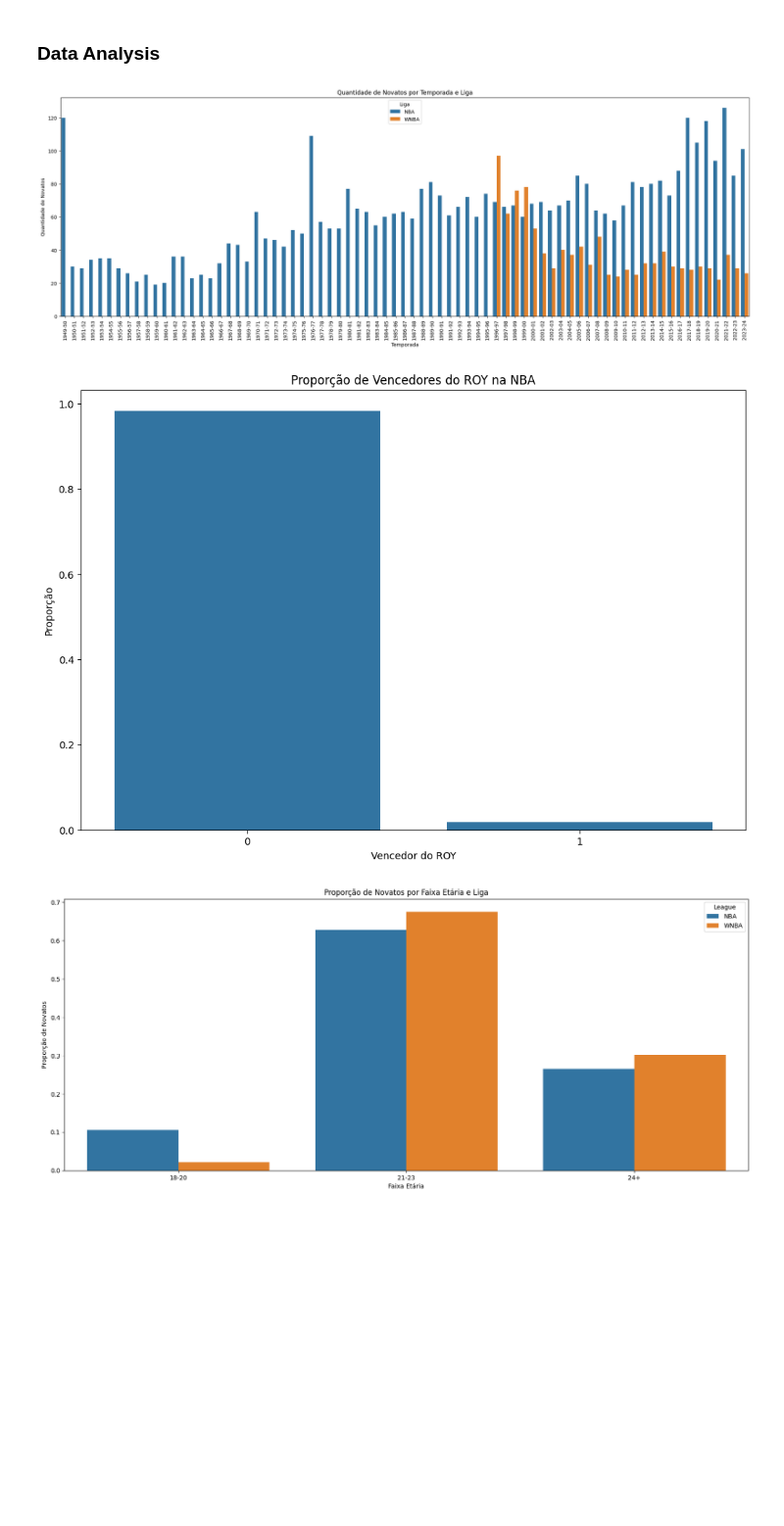
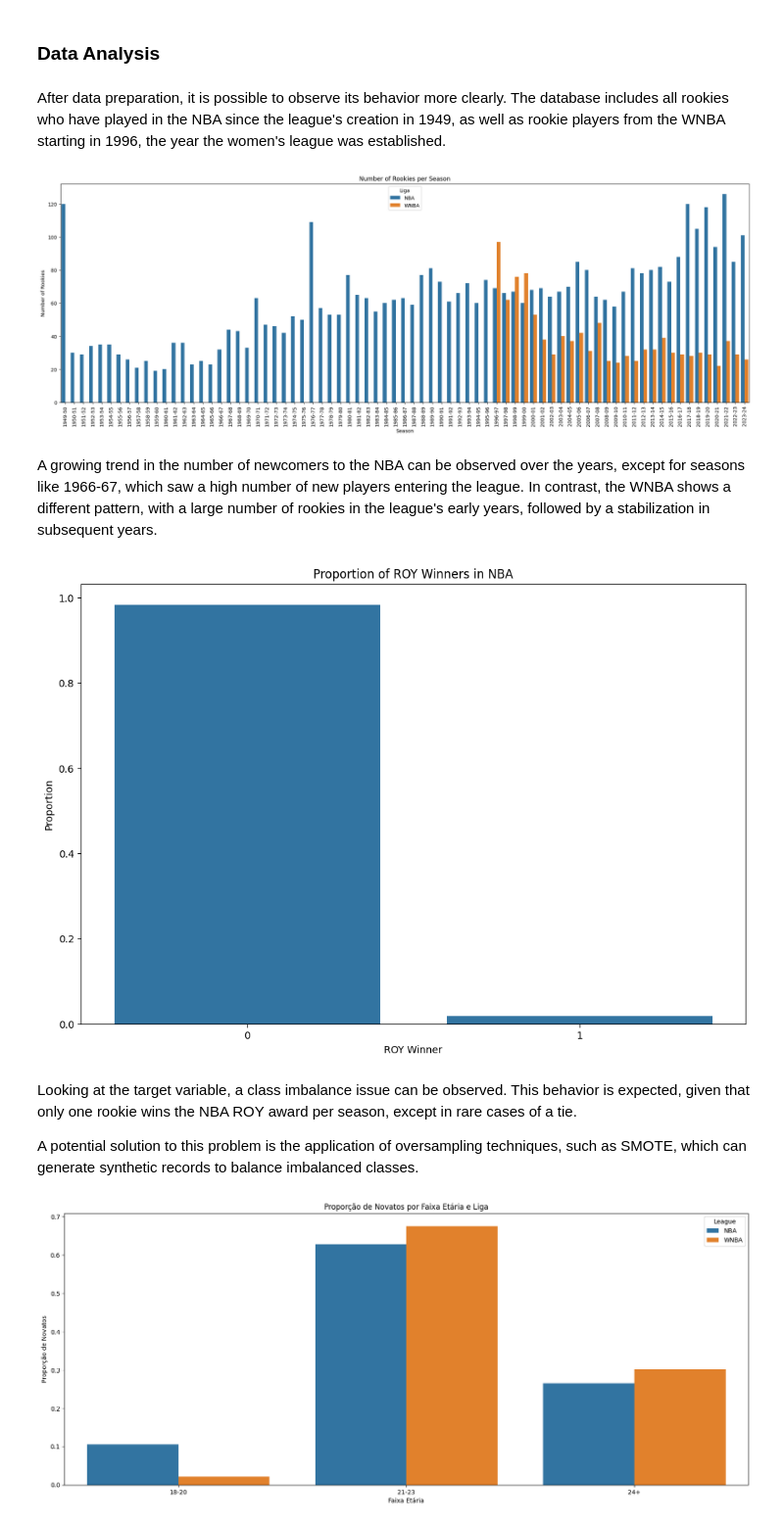
Before and after one commit to ThiagoMonica/nba-roy-prediction, a Jupyter notebook: notebooks/NBA_Rookie_of_Year_Prediction.ipynb, the cells around one changed output. Shown at 98% size. Cells and saved outputs as stored; diff of their text form; code cells hidden in the pictures; blank space fills up the shorter version.

Commit message:
Rookies per season analysis

```diff
--- a/notebooks/NBA_Rookie_of_Year_Prediction.ipynb
+++ b/notebooks/NBA_Rookie_of_Year_Prediction.ipynb
@@ -799,29 +799,37 @@ ROY
 Name: count, dtype: int64
 # %% [markdown]
 ### Data Analysis
+# %% [markdown]
+After data preparation, it is possible to observe its behavior more clearly. The database includes all rookies who have played in the NBA since the league's creation in 1949, as well as rookie players from the WNBA starting in 1996, the year the women's league was established.
 # %%
 # plot number of rookies per season
 plt.figure(figsize=(25, 8))
 
 sns.countplot(x='Season', hue='League', data=df_rookie_stats_roy)
 plt.xticks(rotation=90)
-plt.xlabel('Temporada')
-plt.ylabel('Quantidade de Novatos')
+plt.xlabel('Season')
+plt.ylabel('Number of Rookies')
 plt.legend(title='Liga')
-plt.title('Quantidade de Novatos por Temporada e Liga')
+plt.title('Number of Rookies per Season')
 
 plt.show()
 # %% [output]
-[figure, old version]
+[figure, new version]
+# %% [markdown]
+A growing trend in the number of newcomers to the NBA can be observed over the years, except for seasons like 1966-67, which saw a high number of new players entering the league. In contrast, the WNBA shows a different pattern, with a large number of rookies in the league's early years, followed by a stabilization in subsequent years.
 # %%
 # plot number of ROY winners per season
 plt.figure(figsize=(12, 8))
 
 sns.countplot(x='ROY', data=df_rookie_stats_roy[df_rookie_stats_roy['League'] == 'NBA'], stat='proportion')
-plt.xlabel('Vencedor do ROY')
-plt.ylabel('Proporção')
-plt.title('Proporção de Vencedores do ROY na NBA')
+plt.xlabel('ROY Winner')
+plt.ylabel('Proportion')
+plt.title('Proportion of ROY Winners in NBA')
 plt.show()
 # %% [output]
-[figure, old version]
+[figure, new version]
+# %% [markdown]
+Looking at the target variable, a class imbalance issue can be observed. This behavior is expected, given that only one rookie wins the NBA ROY award per season, except in rare cases of a tie.
+
+A potential solution to this problem is the application of oversampling techniques, such as SMOTE, which can generate synthetic records to balance imbalanced classes.
 # %%
```
Also changed, not shown: parts of 1 cell of this notebook, 3 other files.
